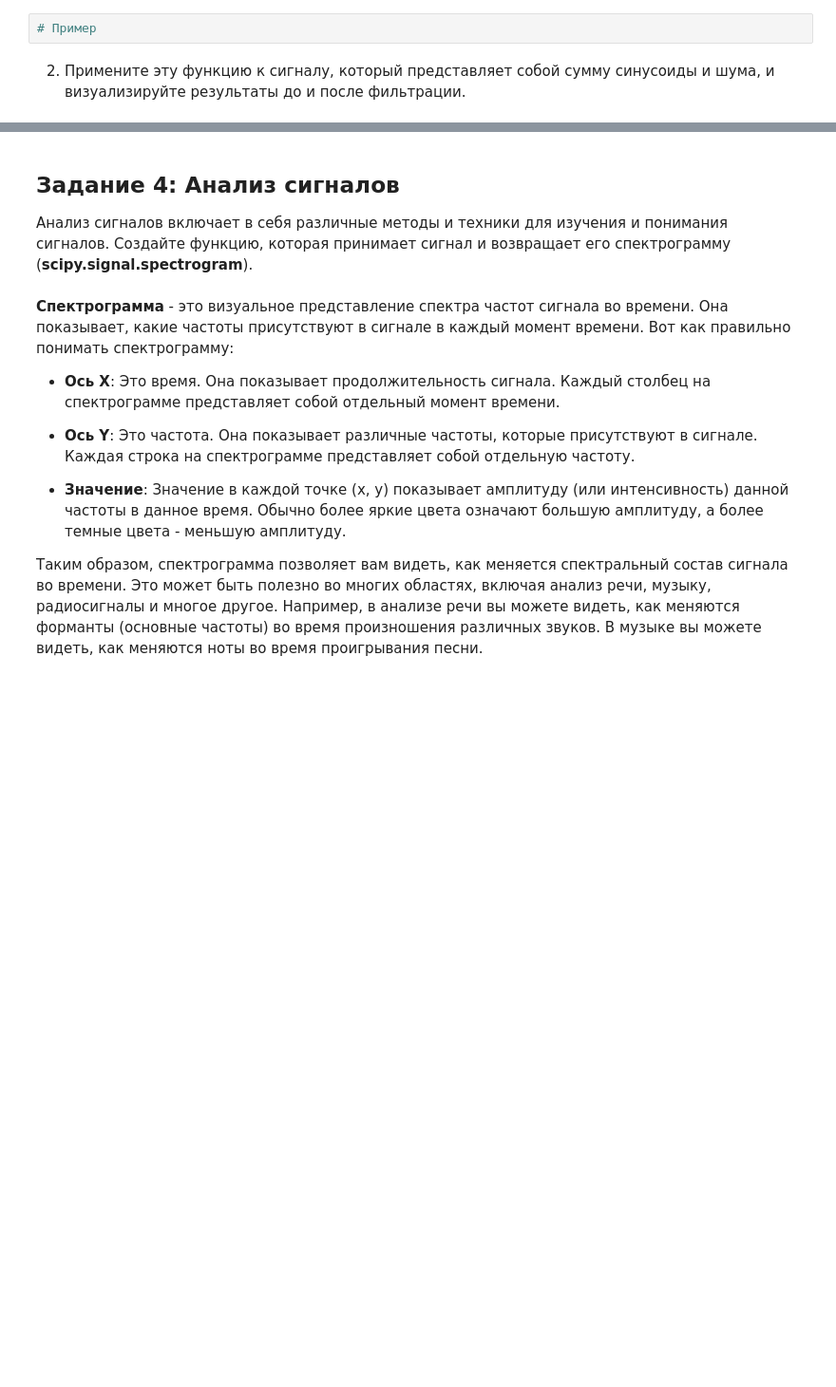
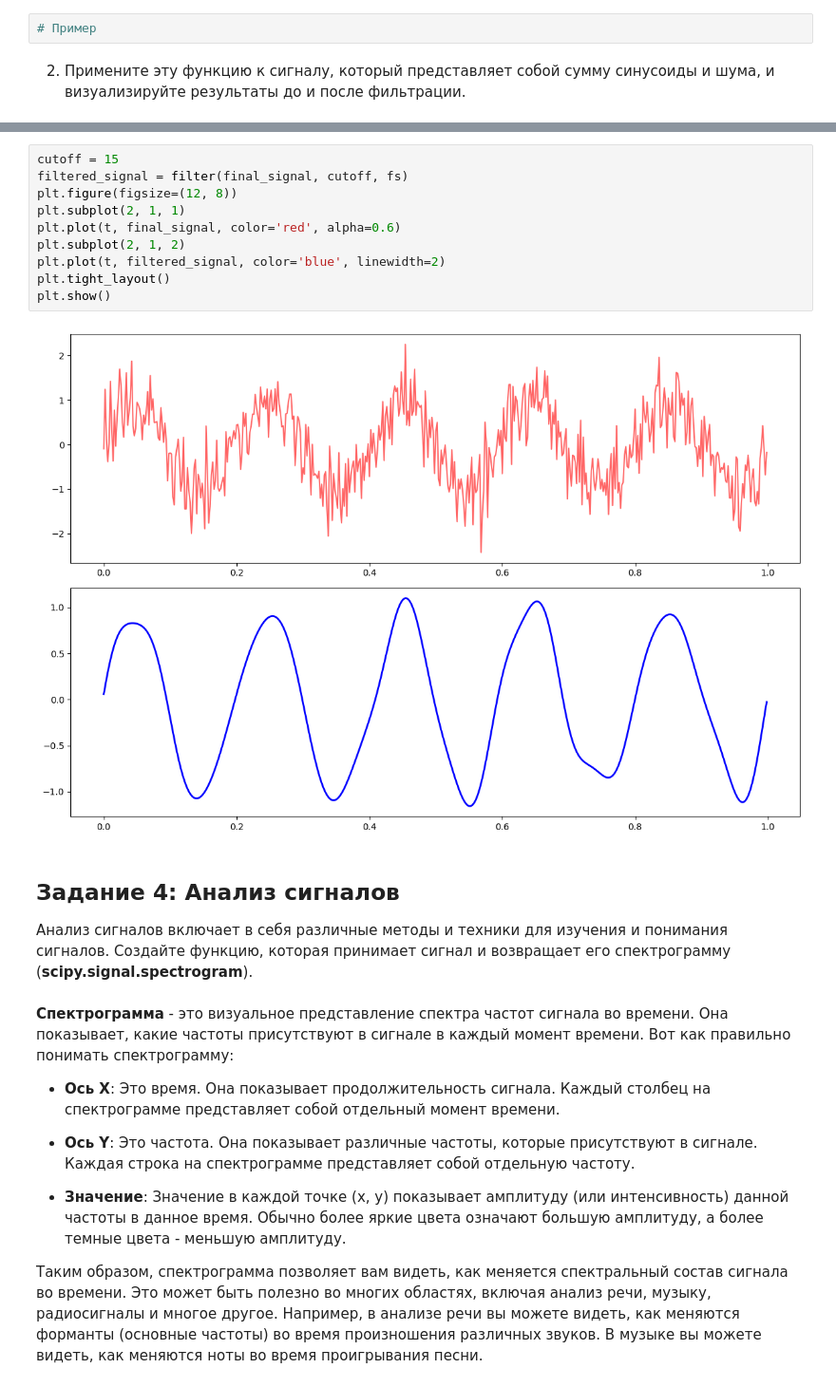
Before and after one commit to DanisStepanov/Computer-mathematics-systems, a Jupyter notebook: 10. Генерация сигналов и преобразования Фурье/Практическая_работа_№10_Генерация_сигналов_и_преобразования_Фурье.ipynb, the cells around one changed output, grey strips where cells are left out. Shown at 95% size. Drawn from its saved outputs; the diff is of its cells as text; blank space fills up the shorter version.

```diff
--- a/10. Генерация сигналов и преобразования Фурье/Практическая_работа_№10_Генерация_сигналов_и_преобразования_Фурье.ipynb
+++ b/10. Генерация сигналов и преобразования Фурье/Практическая_работа_№10_Генерация_сигналов_и_преобразования_Фурье.ipynb
@@ -209,3 +223,15 @@ plt.show()
+# %%
+cutoff = 15
+filtered_signal = filter(final_signal, cutoff, fs)
+plt.figure(figsize=(12, 8))
+plt.subplot(2, 1, 1)
+plt.plot(t, final_signal, color='red', alpha=0.6)
+plt.subplot(2, 1, 2)
+plt.plot(t, filtered_signal, color='blue', linewidth=2)
+plt.tight_layout()
+plt.show()
+# %% [output]
+[figure, added]
 # %% [markdown]
 ## **Задание 4: Анализ сигналов**
 
```
Also changed, not shown: parts of 15 cells of this notebook.
